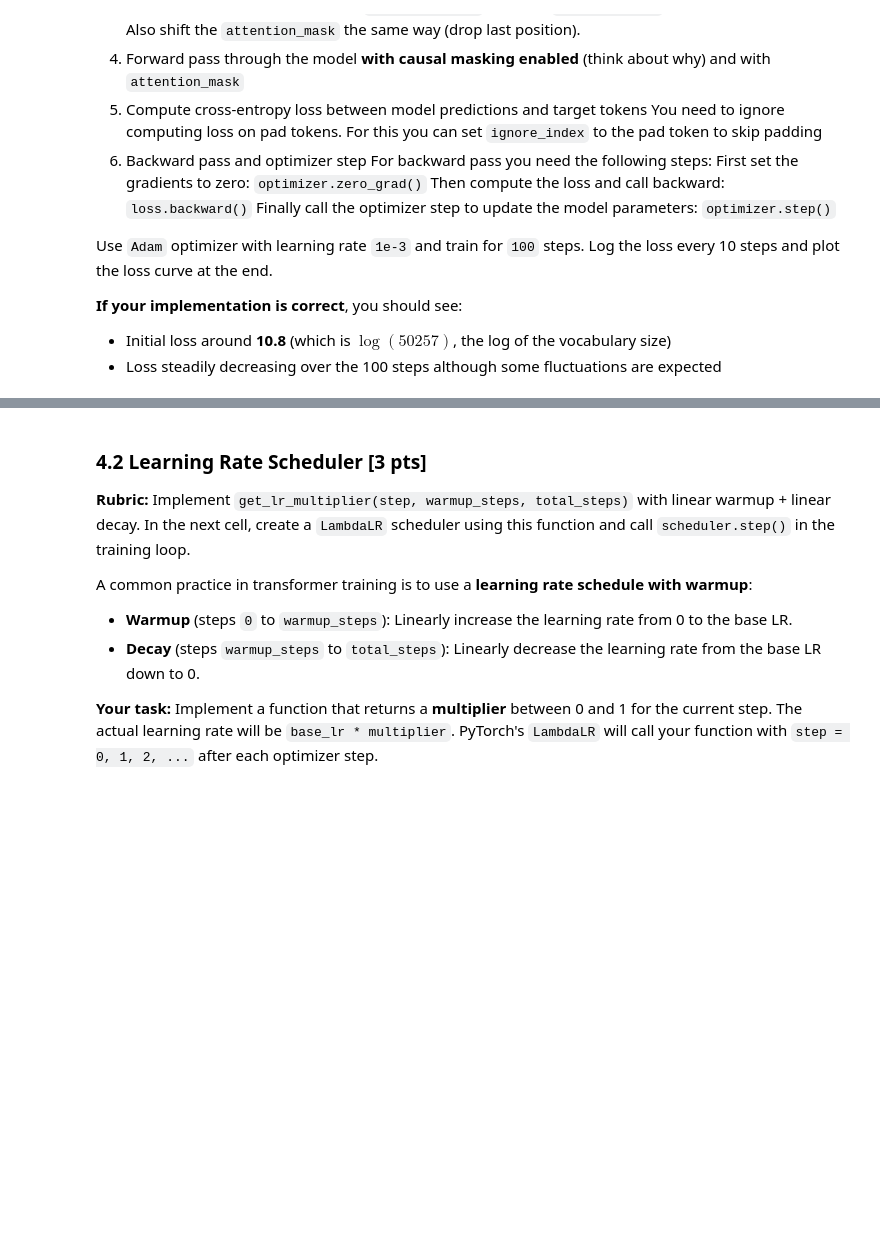
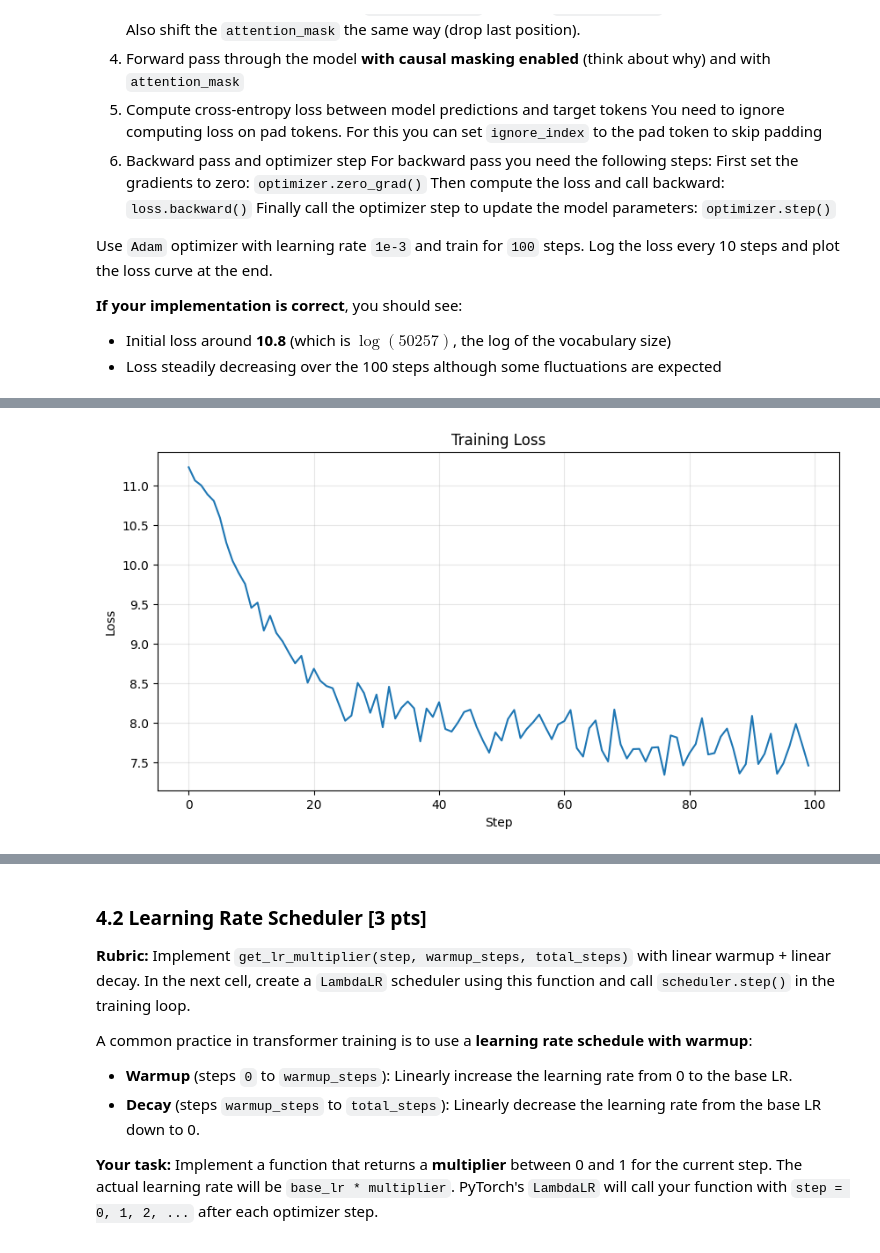
Before and after one commit to natejly/CPSC4470, a Jupyter notebook: hw2/cpsc4770-sp26-hw2-part1-release.ipynb, the cells around one changed output, grey strips where cells are left out. Drawn from its saved outputs; the diff is of its cells as text; code cells hidden in the pictures; blank space fills up the shorter version.

```diff
--- a/hw2/cpsc4770-sp26-hw2-part1-release.ipynb
+++ b/hw2/cpsc4770-sp26-hw2-part1-release.ipynb
@@ -624,7 +722,10 @@ class LayerNorm(nn.Module):
         # 🔹 TODO: Implement the layer normalization
         # hint: use the formula from the lecture slides and recall the shape of the tensor x: [batch_size, seq_len, d_model]
         # YOUR CODE HERE
-        return None  # 🔻 REPLACE 'None' with whatever your implementation returns
+        mean = x.mean(dim=-1, keepdim=True)
+        var = x.var(dim=-1, keepdim=True, unbiased=False)
+        x_normalized = (x - mean) / torch.sqrt(var + self.eps)
+        return self.gamma * x_normalized + self.beta
 # %% [markdown]
 ## 2.5 Transformer Block [4 pts]
 
@@ -709,7 +823,10 @@ class TransformerStack(nn.Module):
 
         # 🔹 TODO Implement
         # hint: you should create a list of TransformerBlock modules and store it in self.layers
-        self.layers = None  # 🔻 REPLACE 'None' with your implementation
+        list_of_layers = []
+        for _ in range(num_layers):
+            list_of_layers.append(TransformerBlock(d_model, num_heads, attn_pdrop, dropout, d_ff, eps))
+        self.layers = nn.ModuleList(list_of_layers)
 
 
     def forward(self, x: Tensor, causal_mask: bool, attention_mask=None) -> Tensor:
@@ -732,8 +849,9 @@ class TransformerStack(nn.Module):
         """
         # 🔹 TODO: Implement
         # Hint: pass attention_mask to each layer's forward call
-        # YOUR CODE HERE
-        return x   # 🔻 REPLACE x with whatever your implementation returns
+        for layer in self.layers:
+            x = layer(x, causal_mask=causal_mask, attention_mask=attention_mask)
+        return x
 # %% [markdown]
 ## 2.7 Building a Complete Transformer Model [4 pts]
 
@@ -758,6 +876,9 @@ class TransformerModel(nn.Module):
         # this is the language model head which allows us to predict the next token in the sequence
 
         # YOUR CODE HERE
+        self.token_embedder = TokenEmbedder(vocab_size, d_model, max_len)
+        self.transformer_stack = TransformerStack(num_layers, d_model, num_heads, attn_pdrop, dropout, d_ff, eps)
+        self.lm_head = nn.Linear(d_model, vocab_size)
 
     def forward(self, x: Tensor, causal_mask: bool, attention_mask=None) -> Tensor:
         """
@@ -775,7 +896,9 @@ class TransformerModel(nn.Module):
         # 🔹 TODO: Implement
         # Hint: pass attention_mask through to the transformer_stack
         # YOUR CODE HERE
-        return None   # 🔻 REPLACE None with whatever your implementation returns
+        x = self.token_embedder(x)
+        x = self.transformer_stack(x, causal_mask=causal_mask, attention_mask=attention_mask)
+        return self.lm_head(x)
 # %% [markdown]
 Let's test your model!
 # %%
@@ -943,7 +1090,28 @@ for step in range(num_steps):
     # 6. Append loss.item() to losses list (for logging)
 
     # 🔹 TODO Implement
-    # YOUR CODE HERE
+    #next batch
+    tokens, attention_mask = next(train_iter)
+    tokens, attention_mask = tokens.to(DEVICE), attention_mask.to(DEVICE)
+
+    #split
+    input_ids = tokens[:, :-1]
+    target_ids = tokens[:, 1:]
+    input_attention_mask = attention_mask[:, :-1]
+
+    #forward
+    logits = small_model(input_ids, causal_mask=True, attention_mask=input_attention_mask)
+
+    #loss
+    loss = F.cross_entropy(logits.reshape(-1, vocab_size), target_ids.reshape(-1), ignore_index=tokenizer.pad_token_id)
+
+    #back
+    optimizer.zero_grad()
+    loss.backward()
+    optimizer.step()
+
+    #losses
+    losses.append(loss.item())
 
     if (step + 1) % 10 == 0:
         print(f"Step {step+1}/{num_steps}, Loss: {losses[-1]:.4f}")
@@ -960,3 +1128,4 @@ plt.show()
 print(f"\nInitial loss: {losses[0]:.4f}")
 print(f"Final loss: {losses[-1]:.4f}")
 print(f"Expected initial loss (log(vocab_size)): {math.log(tokenizer.vocab_size):.4f}")
+# %% [output]
@@ -962,0 +1142 @@ print(f"Expected initial loss (log(vocab_size)): {math.log(tokenizer.vocab_size)
+[figure, added]
```
Also changed, not shown: parts of 28 cells of this notebook.
